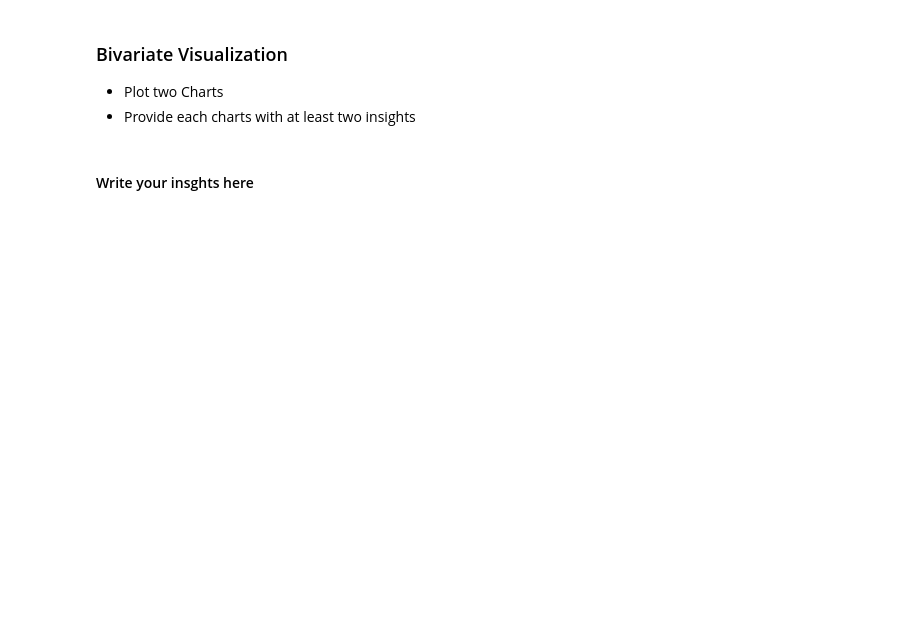
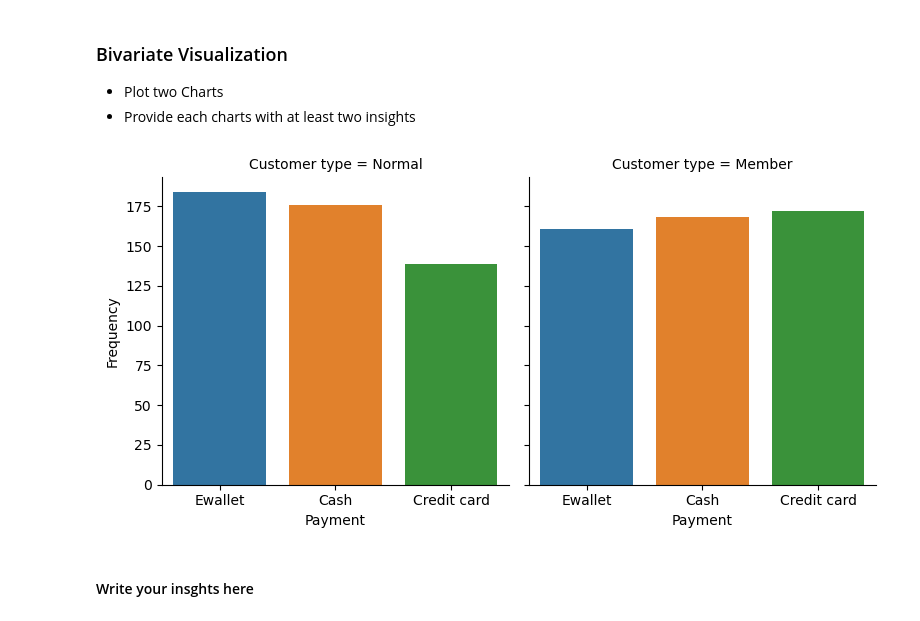
Before and after one commit to Tuwaiq-Data-Science-Bootcamp-V2/EDA-Lab1, a Jupyter notebook: EDA_Assignment .ipynb, the cells around one changed output. Drawn from its saved outputs; the diff is of its cells as text; code cells hidden in the pictures; blank space fills up the shorter version.

```diff
--- a/EDA_Assignment .ipynb
+++ b/EDA_Assignment .ipynb
@@ -14,5 +77,11 @@
 ### Bivariate Visualization
 * Plot two Charts
 * Provide each charts with at least two insights
+# %%
+customerByPayment= supermarket_data.value_counts(['Customer type','Payment']).reset_index()
+customerByPayment.rename(columns={0:'Frequency'}, inplace=True)
+sns.catplot(data=customerByPayment, x="Payment", y="Frequency", col="Customer type", kind="bar", height=4);
+# %% [output]
+[figure, added]
 # %% [markdown]
 #### Write your insghts here
```
Also changed, not shown: parts of 13 cells of this notebook, 1 other file.
